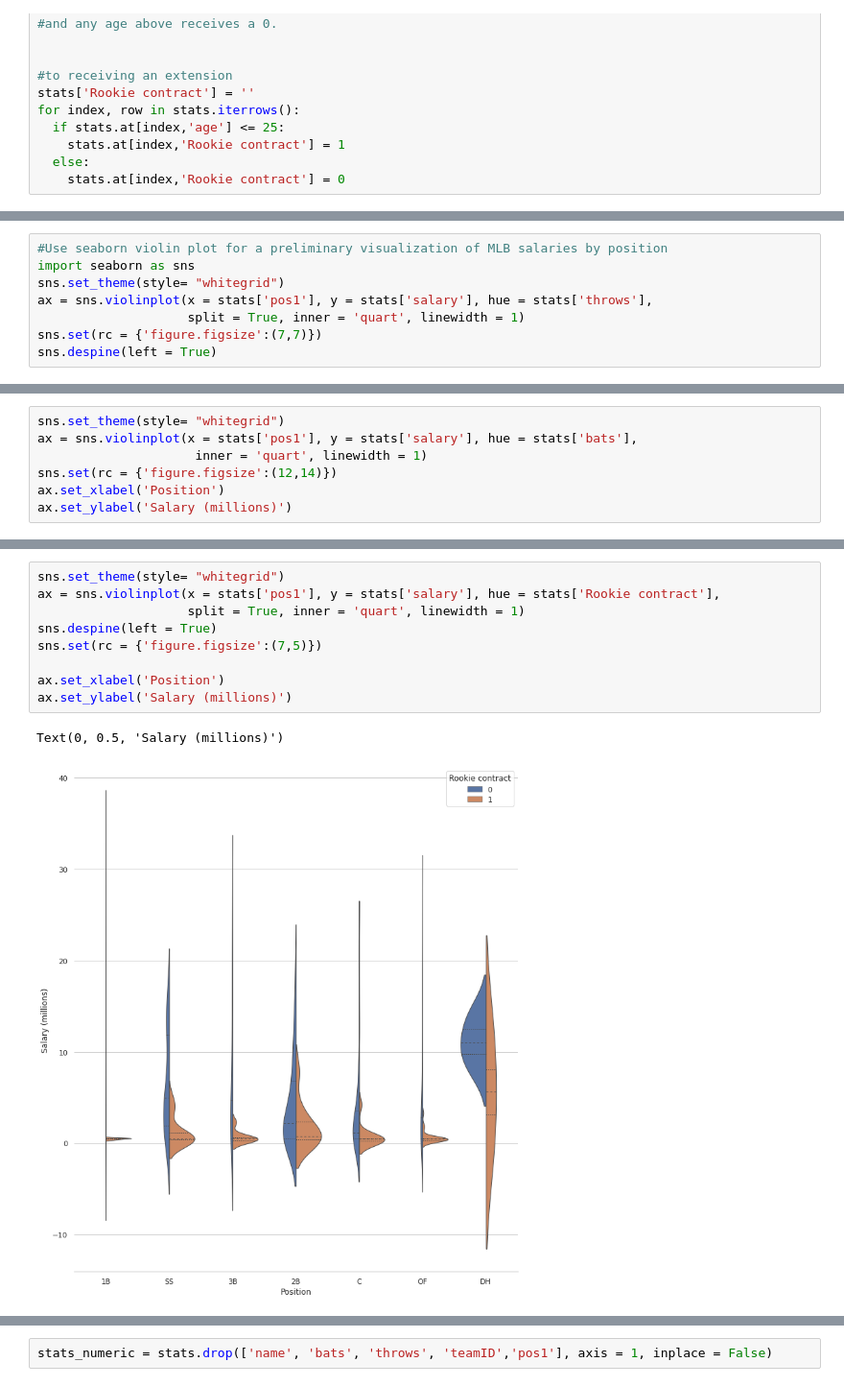
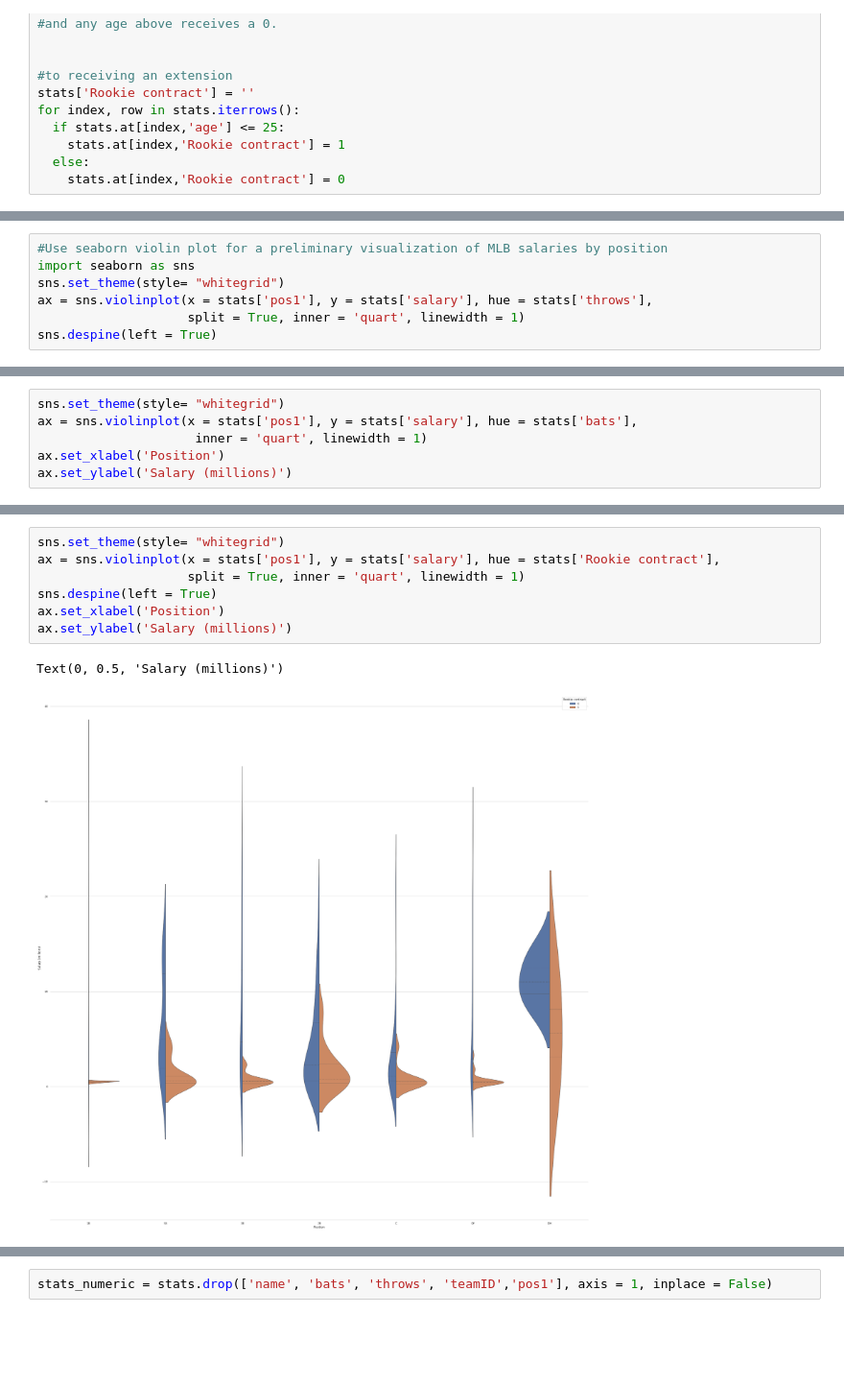
Before and after one commit to mnocerino23/MLB-Salary-Regressions, a Jupyter notebook: MLB_salaries_positionplayers_cleaned.ipynb, the cells around one changed output, grey strips where cells are left out. Shown at 96% size. Cells and saved outputs as stored; diff of their text form; blank space fills up the shorter version.

```diff
--- a/MLB_salaries_positionplayers_cleaned.ipynb
+++ b/MLB_salaries_positionplayers_cleaned.ipynb
@@ -393,6 +393,5 @@ import seaborn as sns
 sns.set_theme(style= "whitegrid")
 ax = sns.violinplot(x = stats['pos1'], y = stats['salary'], hue = stats['throws'],
                     split = True, inner = 'quart', linewidth = 1)
-sns.set(rc = {'figure.figsize':(7,7)})
 sns.despine(left = True)
 # %% [output]
@@ -401,7 +400,6 @@ sns.despine(left = True)
 sns.set_theme(style= "whitegrid")
 ax = sns.violinplot(x = stats['pos1'], y = stats['salary'], hue = stats['bats'],
                      inner = 'quart', linewidth = 1)
-sns.set(rc = {'figure.figsize':(12,14)})
 ax.set_xlabel('Position')
 ax.set_ylabel('Salary (millions)')
 # %% [output]
@@ -410,12 +408,10 @@ Text(0, 0.5, 'Salary (millions)')
 # %%
 sns.set_theme(style= "whitegrid")
 ax = sns.violinplot(x = stats['pos1'], y = stats['salary'], hue = stats['Rookie contract'],
                     split = True, inner = 'quart', linewidth = 1)
 sns.despine(left = True)
-sns.set(rc = {'figure.figsize':(7,5)})
-
 ax.set_xlabel('Position')
 ax.set_ylabel('Salary (millions)')
 # %% [output]
 Text(0, 0.5, 'Salary (millions)')
-[figure, old version]
+[figure, new version]
```
Also changed, not shown: parts of 10 cells of this notebook.
